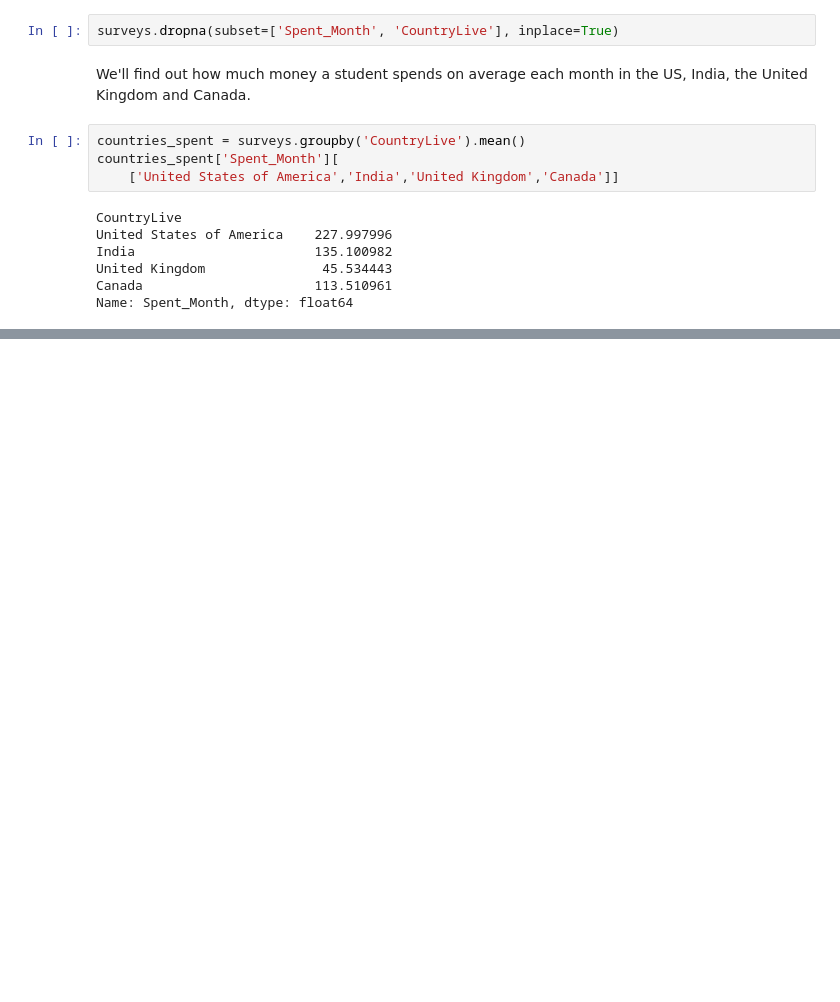
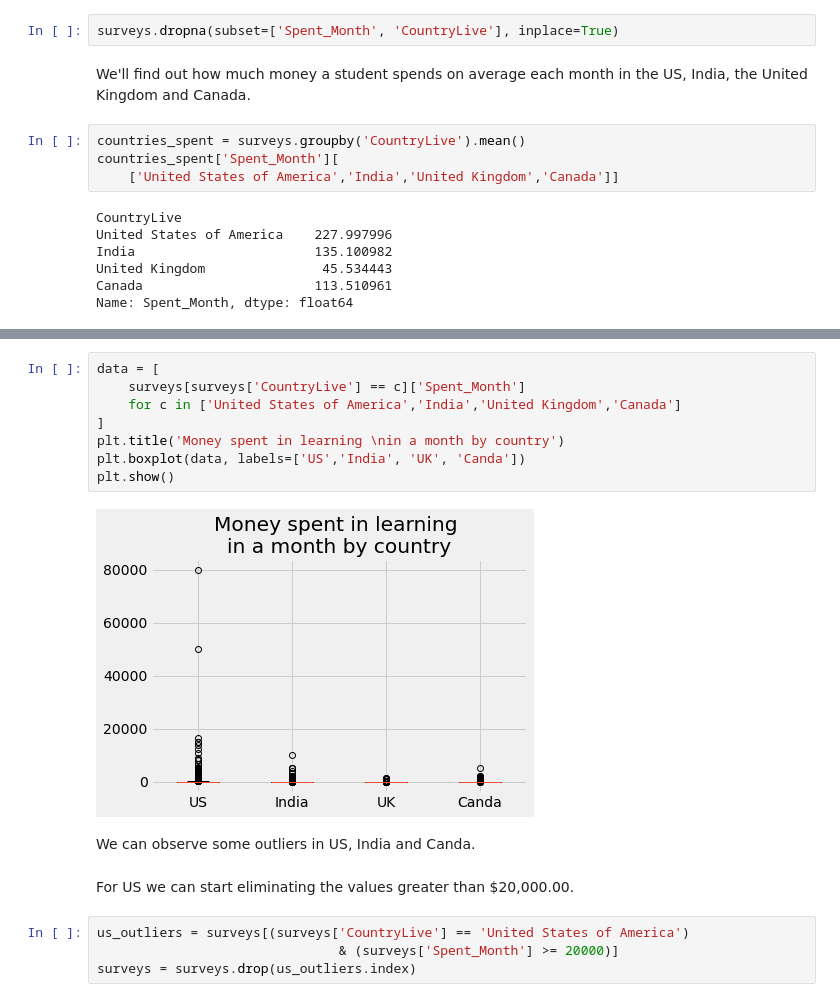
Before and after one commit to aguirredaniel/dataquest-projects, a Jupyter notebook: A-finding-the-best-markets-to-advertise-in/basic.ipynb, the cells around one changed output, grey strips where cells are left out. Cells and saved outputs as stored; diff of their text form; blank space fills up the shorter version.

Commit message:
6. Dealing with Extreme Outliers

```diff
--- a/A-finding-the-best-markets-to-advertise-in/basic.ipynb
+++ b/A-finding-the-best-markets-to-advertise-in/basic.ipynb
@@ -186,0 +191,18 @@ We can see that only in the United Kingdom not enough is spent on lerning to pay
+# %%
+data = [
+    surveys[surveys['CountryLive'] == c]['Spent_Month']
+    for c in ['United States of America','India','United Kingdom','Canada']
+]
+plt.title('Money spent in learning \nin a month by country')
+plt.boxplot(data, labels=['US','India', 'UK', 'Canda'])
+plt.show()
+# %% [output]
+[figure, added]
+# %% [markdown]
+We can observe some outliers in US, India and Canda.
+# %% [markdown]
+For US we can start eliminating the values greater than $20,000.00.
+# %%
+us_outliers = surveys[(surveys['CountryLive'] == 'United States of America')
+                               & (surveys['Spent_Month'] >= 20000)]
+surveys = surveys.drop(us_outliers.index)
```
Also changed, not shown: parts of 13 cells of this notebook.
